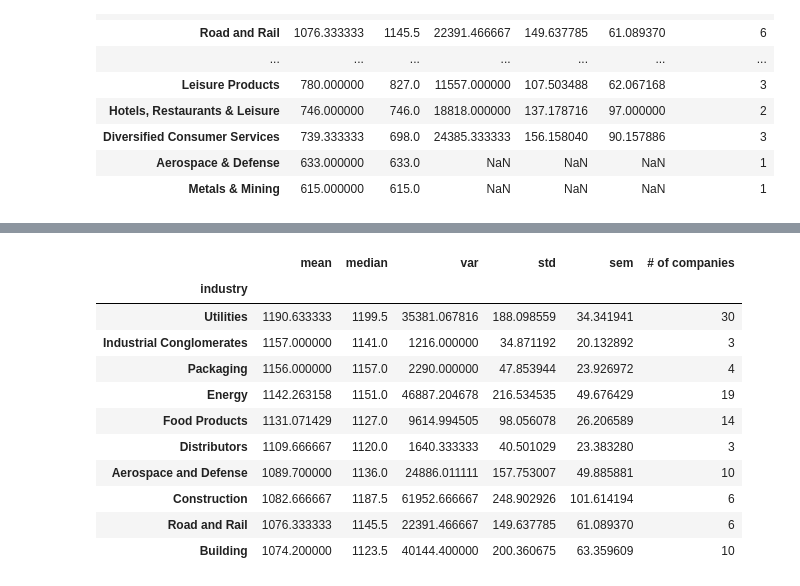
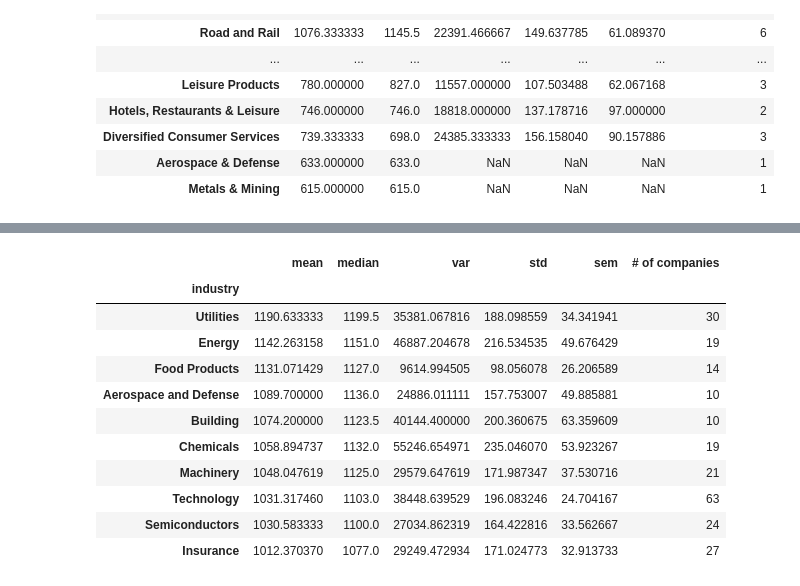
Before and after one commit to r-swift/Group-4-Project-1, a Jupyter notebook: ESG.ipynb, the cells around one changed output, grey strips where cells are left out. Drawn from its saved outputs; the diff is of its cells as text; code cells hidden in the pictures.

```diff
--- a/ESG.ipynb
+++ b/ESG.ipynb
@@ -187,19 +165,19 @@ esg_stats_sorted
 # %%
-esg_stats_refined = esg_stats_sorted[(esg_stats_sorted["# of companies"]>=3)]
+esg_stats_refined = esg_stats_sorted[(esg_stats_sorted["# of companies"]>=10)]
 esg_stats_refined.head(10)
 # %% [output]
 |  | mean | median | var | std | sem | # of companies |
 | industry |  |  |  |  |  |  |
 | Utilities | 1190.633333 | 1199.5 | 35381.067816 | 188.098559 | 34.341941 | 30 |
-| Industrial Conglomerates | 1157.000000 | 1141.0 | 1216.000000 | 34.871192 | 20.132892 | 3 |
-| Packaging | 1156.000000 | 1157.0 | 2290.000000 | 47.853944 | 23.926972 | 4 |
 | Energy | 1142.263158 | 1151.0 | 46887.204678 | 216.534535 | 49.676429 | 19 |
 | Food Products | 1131.071429 | 1127.0 | 9614.994505 | 98.056078 | 26.206589 | 14 |
-| Distributors | 1109.666667 | 1120.0 | 1640.333333 | 40.501029 | 23.383280 | 3 |
 | Aerospace and Defense | 1089.700000 | 1136.0 | 24886.011111 | 157.753007 | 49.885881 | 10 |
-| Construction | 1082.666667 | 1187.5 | 61952.666667 | 248.902926 | 101.614194 | 6 |
-| Road and Rail | 1076.333333 | 1145.5 | 22391.466667 | 149.637785 | 61.089370 | 6 |
 | Building | 1074.200000 | 1123.5 | 40144.400000 | 200.360675 | 63.359609 | 10 |
+| Chemicals | 1058.894737 | 1132.0 | 55246.654971 | 235.046070 | 53.923267 | 19 |
+| Machinery | 1048.047619 | 1125.0 | 29579.647619 | 171.987347 | 37.530716 | 21 |
+| Technology | 1031.317460 | 1103.0 | 38448.639529 | 196.083246 | 24.704167 | 63 |
+| Semiconductors | 1030.583333 | 1100.0 | 27034.862319 | 164.422816 | 33.562667 | 24 |
+| Insurance | 1012.370370 | 1077.0 | 29249.472934 | 171.024773 | 32.913733 | 27 |
 # %%
 avg_ESG_score_industry = esg_stats_refined["mean"]
 
```
Also changed, not shown: parts of 22 cells of this notebook.
